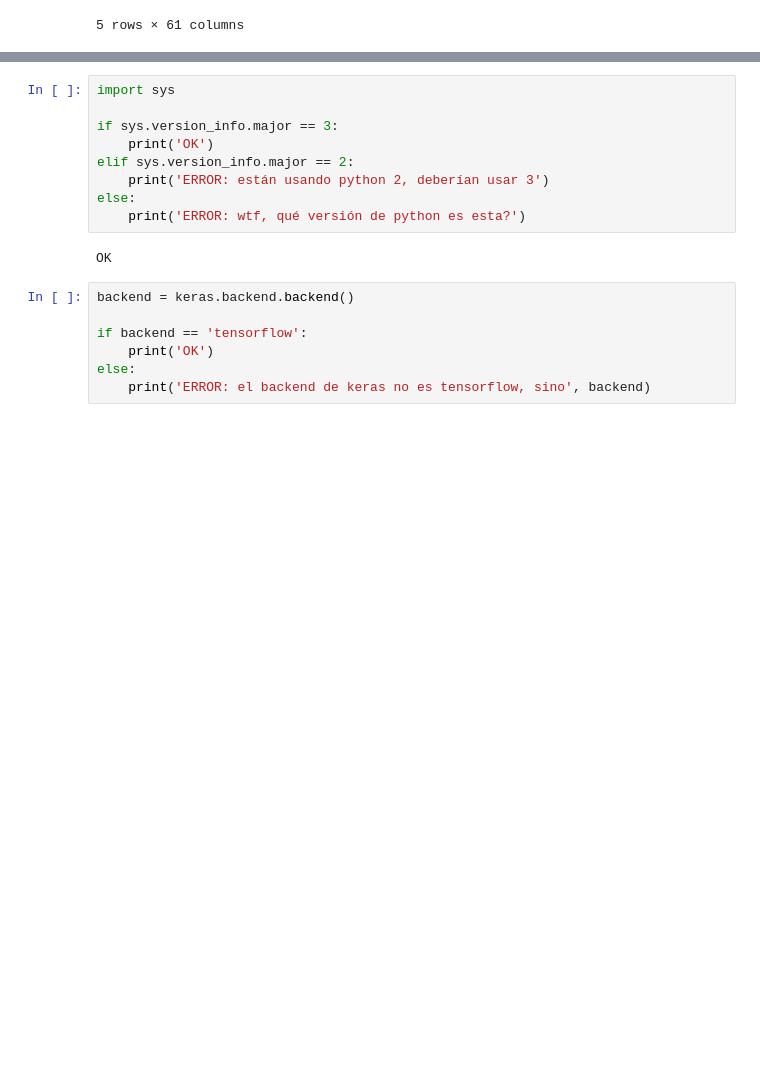
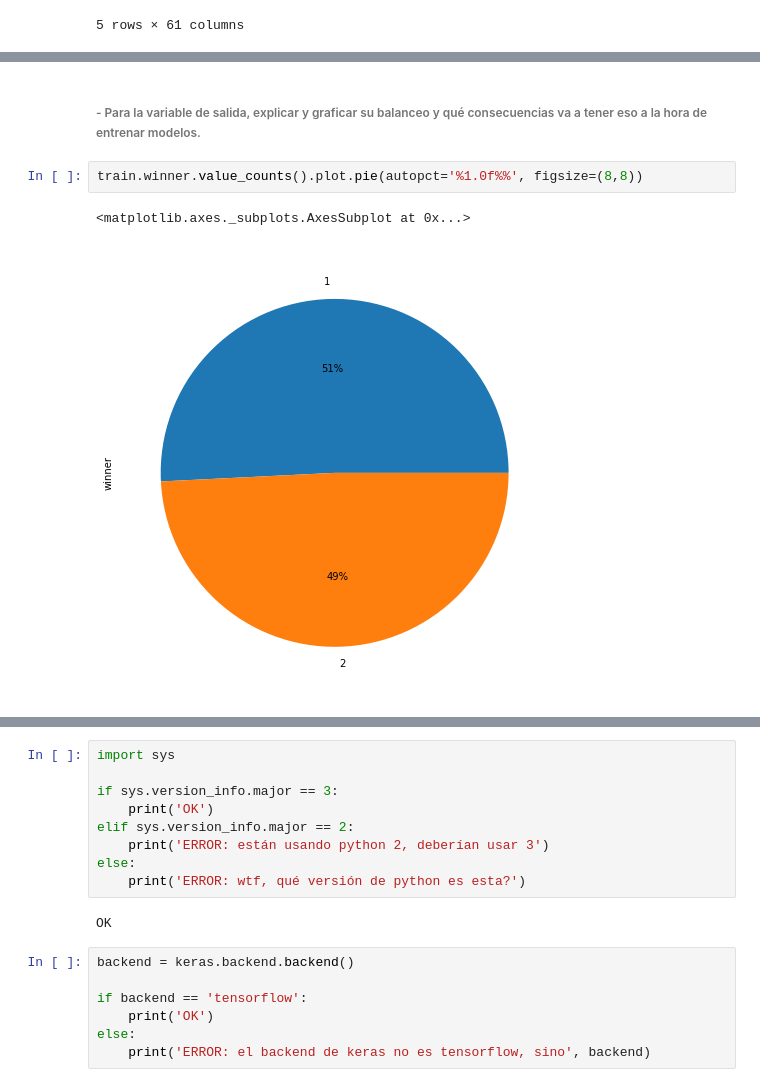
Before and after one commit to J-Manzo/ML_LOL, a Jupyter notebook: tp1_exploration.ipynb, the cells around one changed output, grey strips where cells are left out. Cells and saved outputs as stored; diff of their text form; blank space fills up the shorter version.

Commit message:
Análisis detallado de la variable de salida y de una variable de entrada (falta validar el analisis y el resto de las 4 variables de entradas)

```diff
--- a/tp1_exploration.ipynb
+++ b/tp1_exploration.ipynb
@@ -472,0 +498,7 @@ Length: 61, dtype: int64
+# %% [markdown]
+###### - Para la variable de salida, explicar y graficar su balanceo y qué consecuencias va a tener eso a la hora de entrenar modelos.
+# %%
+train.winner.value_counts().plot.pie(autopct='%1.0f%%', figsize=(8,8))
+# %% [output]
+<matplotlib.axes._subplots.AxesSubplot at 0x...>
+[figure, added]
```
Also changed, not shown: parts of 7 cells of this notebook.
